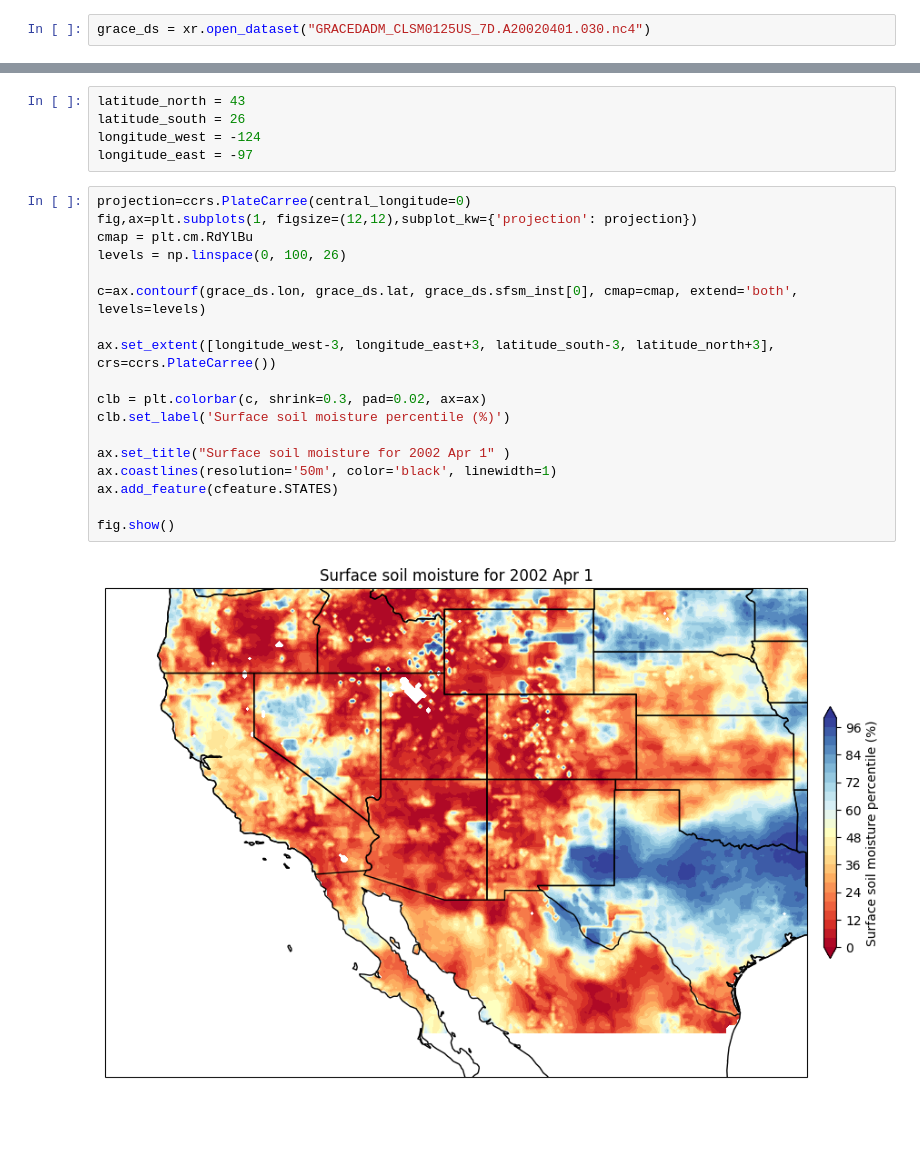
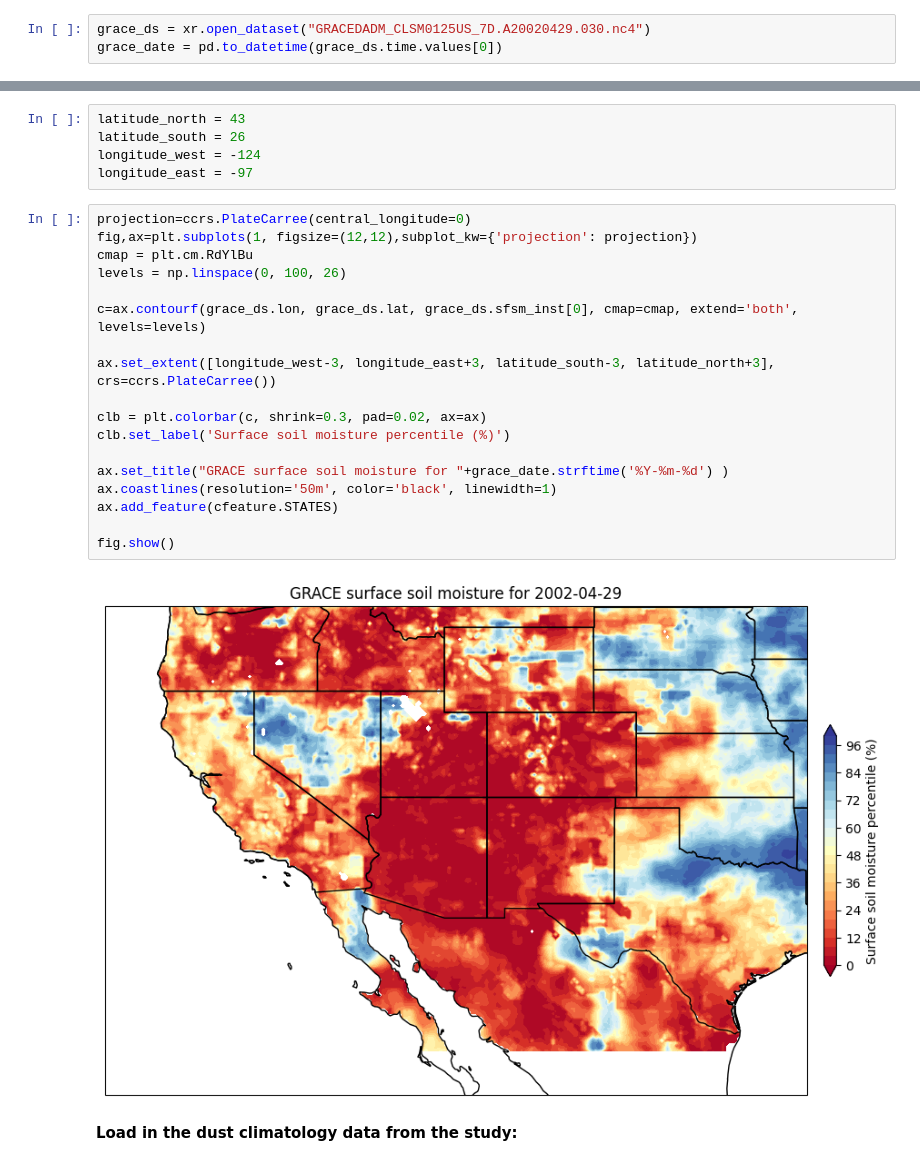
Before and after one commit to jesseturner/Dust_Analysis, a Jupyter notebook: grace.ipynb, the cells around one changed output, grey strips where cells are left out. Drawn from its saved outputs; the diff is of its cells as text; blank space fills up the shorter version.

```diff
--- a/grace.ipynb
+++ b/grace.ipynb
@@ -11,5 +11,6 @@ GRACE data from 2002 Apr 1:
 # %%
-grace_ds = xr.open_dataset("GRACEDADM_CLSM0125US_7D.A20020401.030.nc4")
+grace_ds = xr.open_dataset("GRACEDADM_CLSM0125US_7D.A20020429.030.nc4")
+grace_date = pd.to_datetime(grace_ds.time.values[0])
 # %% [markdown]
 GRACE data has various drought variables:
 * groundwater storage percentile
@@ -43,23 +44,25 @@ longitude_east = -97
 # %%
 projection=ccrs.PlateCarree(central_longitude=0)
 fig,ax=plt.subplots(1, figsize=(12,12),subplot_kw={'projection': projection})
 cmap = plt.cm.RdYlBu
 levels = np.linspace(0, 100, 26)
 
 c=ax.contourf(grace_ds.lon, grace_ds.lat, grace_ds.sfsm_inst[0], cmap=cmap, extend='both', levels=levels)
 
 ax.set_extent([longitude_west-3, longitude_east+3, latitude_south-3, latitude_north+3], crs=ccrs.PlateCarree())
 
 clb = plt.colorbar(c, shrink=0.3, pad=0.02, ax=ax)
 clb.set_label('Surface soil moisture percentile (%)')
 
-ax.set_title("Surface soil moisture for 2002 Apr 1" )
+ax.set_title("GRACE surface soil moisture for "+grace_date.strftime('%Y-%m-%d') )
 ax.coastlines(resolution='50m', color='black', linewidth=1)
 ax.add_feature(cfeature.STATES)
 
 fig.show()
 # %% [output]
-[figure, old version]
+[figure, new version]
+# %% [markdown]
+**Load in the dust climatology data from the study:**
 # %%
 with open('Dust_LatLon_SecondPass_Bill.xlsx - Data LatLon.csv', newline='') as csvfile:
     reader = csv.reader(csvfile)
```
Also changed, not shown: parts of 11 cells of this notebook, 2 other files.
